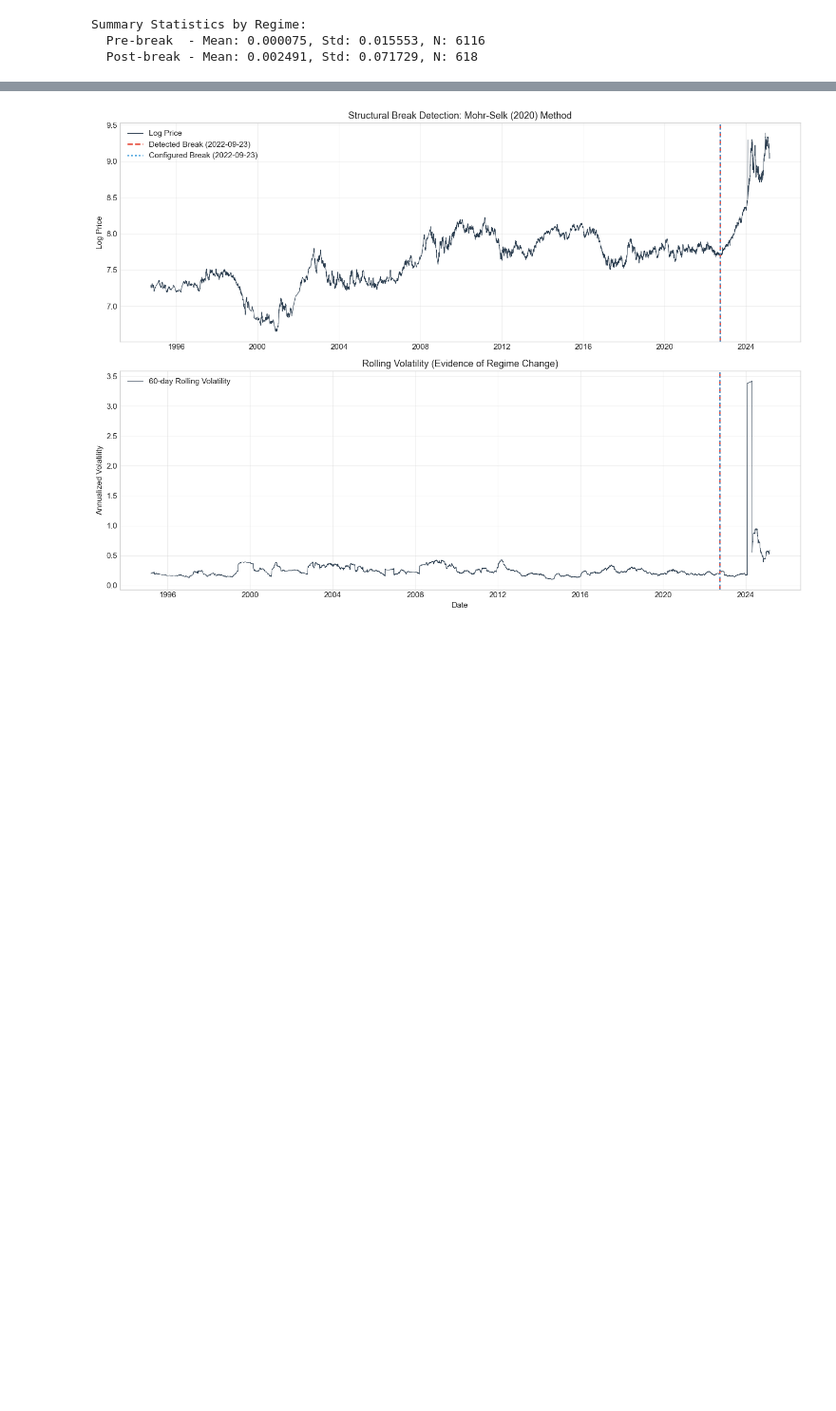
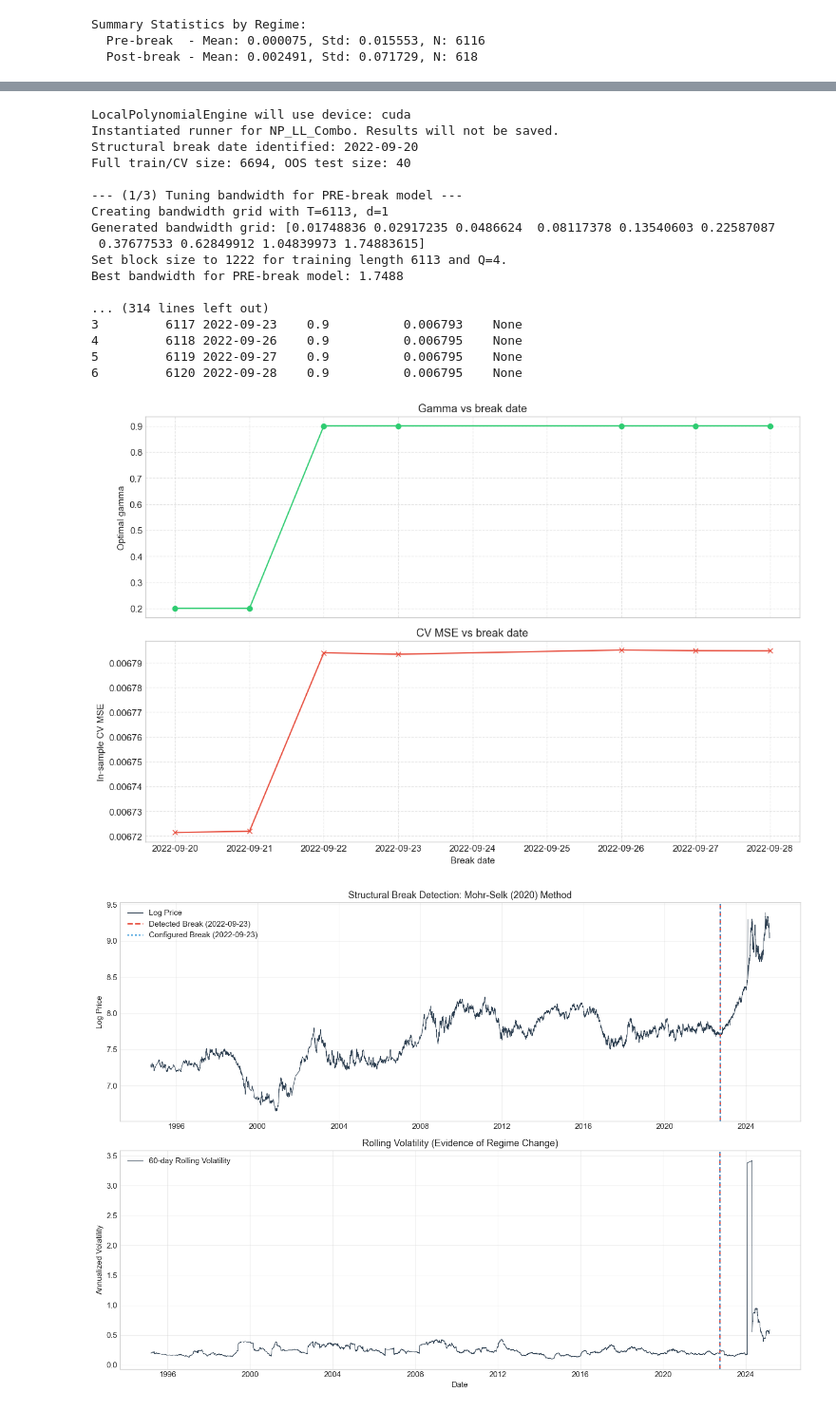
Before and after one commit to MrNovocain/Cocoa, a Jupyter notebook: notebooks/WLL_Cocoa_Experiment.ipynb, the cells around one changed output, grey strips where cells are left out. Shown: that part at 95% size. Saved outputs shown, nothing was run; the diff lists cells and outputs as text; code cells hidden in the pictures; blank space fills up the shorter version.

```diff
--- a/notebooks/WLL_Cocoa_Experiment.ipynb
+++ b/notebooks/WLL_Cocoa_Experiment.ipynb
@@ -305,6 +468,36 @@ Set block size to 1338 for training length 6694 and Q=4.
   Estimated break date: 2022-09-23
   Configured break index: 6117
   Configured break date: 2022-09-23
+# %%
+from cocoa.experiments.run_np_combo_cv import gamma_break_grid
+
+
+detected_break = 6117  # from Mohr-Selk step
+df_gamma = gamma_break_grid(start_index=detected_break - 3,
+                              end_index=detected_break + 3,
+                              jump_size=1,
+                              save_plots=True)
+
+print(df_gamma)
+# %% [output]
+LocalPolynomialEngine will use device: cuda
+Instantiated runner for NP_LL_Combo. Results will not be saved.
+Structural break date identified: 2022-09-20
+Full train/CV size: 6694, OOS test size: 40
+
+--- (1/3) Tuning bandwidth for PRE-break model ---
+Creating bandwidth grid with T=6113, d=1
+Generated bandwidth grid: [0.01748836 0.02917235 0.0486624  0.08117378 0.13540603 0.22587087
+ 0.37677533 0.62849912 1.04839973 1.74883615]
+Set block size to 1222 for training length 6113 and Q=4.
+Best bandwidth for PRE-break model: 1.7488
+
+... (314 lines left out)
+3         6117 2022-09-23    0.9          0.006793    None
+4         6118 2022-09-26    0.9          0.006795    None
+5         6119 2022-09-27    0.9          0.006795    None
+6         6120 2022-09-28    0.9          0.006795    None
+[figure, added]
 # %%
 # Visualize the detected break point
 fig, axes = plt.subplots(2, 1, figsize=(14, 10))
```
Also changed, not shown: parts of 11 cells of this notebook, 3 other files.
